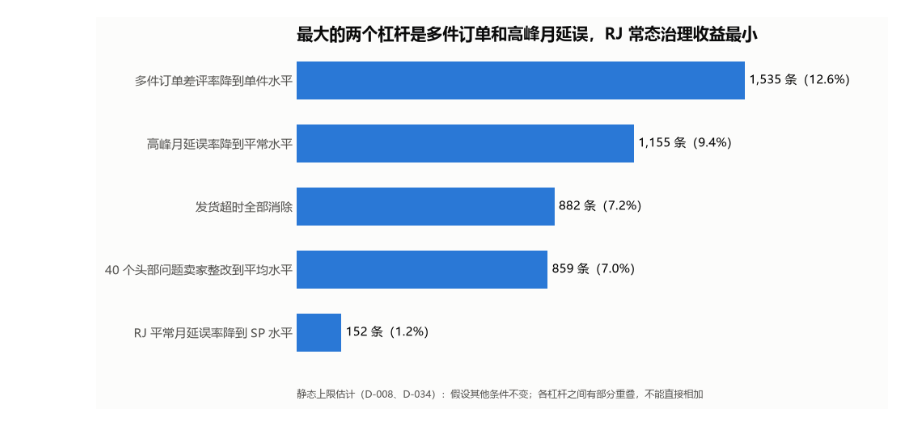
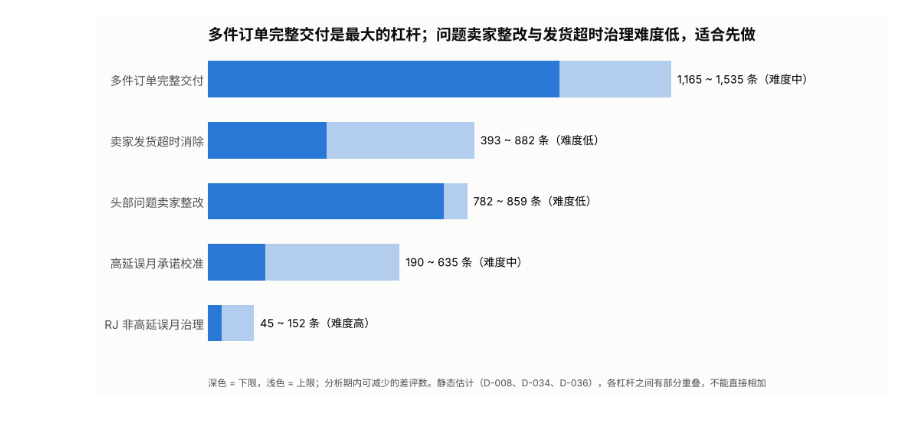
Before and after one commit to LeeMichael-L/olist-analytics, a Jupyter notebook: python/s2_impact_sizing.ipynb, the cells around one changed output. Saved outputs shown, nothing was run; the diff lists cells and outputs as text; code cells hidden in the pictures.

```diff
--- a/python/s2_impact_sizing.ipynb
+++ b/python/s2_impact_sizing.ipynb
@@ -118,0 +223,22 @@ levers.round({"可减少差评（分析期内，上限）": 0, "占全部差评"
+# %%
+GMV_PER_BAD = 68          # s2_report_checks 1.4：每条差评对应的下月 GMV 损失（BRL）
+total_gmv = float(run_query("SELECT SUM(order_gmv) FROM dws_order_fulfillment").iloc[0, 0])
+
+levers = pd.DataFrame([
+    ["多件订单完整交付",               multi_lower,                                              excess_multi,
+     "按包裹追踪；全部送达才标记已送达；缺件主动补发", "中"],
+    ["高延误月承诺校准",               late_avoided_promise * TO_BAD["lower"],                   late_avoided_promise * TO_BAD["upper"],
+     "按运输时长动态放宽承诺日期",                     "中"],
+    ["卖家发货超时消除",               late_avoided_ship * TO_BAD["lower"] + bad_ship_wait,      late_avoided_ship * TO_BAD["upper"] + bad_ship_wait,
+     "发货截止前提醒；持续超时再处罚",                 "低"],
+    ["头部问题卖家整改",               seller_lower,                                             seller_upper,
+     "按损害排序，限期整改",                           "低"],
+    ["RJ 非高延误月治理",              late_avoided_rj * TO_BAD["lower"],                        late_avoided_rj * TO_BAD["upper"],
+     "排查区域承运商",                                 "高"],
+], columns=["杠杆", "下限", "上限", "主要手段", "实施难度"])
+levers["上限占全部差评"] = levers["上限"] / total_bad
+levers["上限对应下月GMV"] = levers["上限"] * GMV_PER_BAD
+levers["占总GMV"] = levers["上限对应下月GMV"] / total_gmv
+levers = levers.sort_values("上限", ascending=False).reset_index(drop=True)
+print(f"全部差评 {total_bad:,.0f} 条；分析期 GMV {total_gmv:,.0f} BRL")
+levers.round({"下限": 0, "上限": 0, "上限占全部差评": 3, "上限对应下月GMV": 0, "占总GMV": 4})
@@ -119,21 +253,22 @@ levers.round({"可减少差评（分析期内，上限）": 0, "占全部差评"
 # %%
-fig, ax = plt.subplots(figsize=(9, 4.5))
+fig, ax = plt.subplots(figsize=(9.5, 4.6))
 y = np.arange(len(levers))[::-1]
-ax.barh(y, levers["可减少差评（分析期内，上限）"], color=COLORS["blue"], height=0.6)
-for yi, v, s in zip(y, levers["可减少差评（分析期内，上限）"], levers["占全部差评"]):
-    ax.text(v + 15, yi, f"{v:,.0f} 条（{s:.1%}）", va="center", fontsize=9.5)
+ax.barh(y, levers["上限"], color=COLORS["blue"], alpha=0.35, height=0.6)
+ax.barh(y, levers["下限"], color=COLORS["blue"], height=0.6)
+for yi, r in zip(y, levers.itertuples()):
+    ax.text(r.上限 + 20, yi, f"{r.下限:,.0f} ~ {r.上限:,.0f} 条（难度{r.实施难度}）", va="center", fontsize=9.5)
 ax.set_yticks(y)
 ax.set_yticklabels(levers["杠杆"])
-ax.set_xlim(0, levers["可减少差评（分析期内，上限）"].max() * 1.3)
+ax.set_xlim(0, levers["上限"].max() * 1.45)
 ax.set_xticks([])
 ax.grid(False)
 for s in ["left", "bottom"]:
     ax.spines[s].set_visible(False)
-ax.set_title("最大的两个杠杆是多件订单和高峰月延误，RJ 常态治理收益最小", loc="left")
-ax.text(0.0, -0.1, "静态上限估计（D-008、D-034）：假设其他条件不变；各杠杆之间有部分重叠，不能直接相加",
+ax.set_title("多件订单完整交付是最大的杠杆；问题卖家整改与发货超时治理难度低，适合先做", loc="left")
+ax.text(0.0, -0.1, "深色 = 下限，浅色 = 上限；分析期内可减少的差评数。静态估计（D-008、D-034、D-036），各杠杆之间有部分重叠，不能直接相加",
         transform=ax.transAxes, fontsize=8, color=COLORS["text_secondary"])
 fig.tight_layout()
 fig.savefig("../docs/figures/s2_levers.png", dpi=150, bbox_inches="tight")
 plt.show()
 # %% [output]
-[figure, old version]
+[figure, new version]
```
Also changed, not shown: parts of 21 cells of this notebook, 16 other files.
